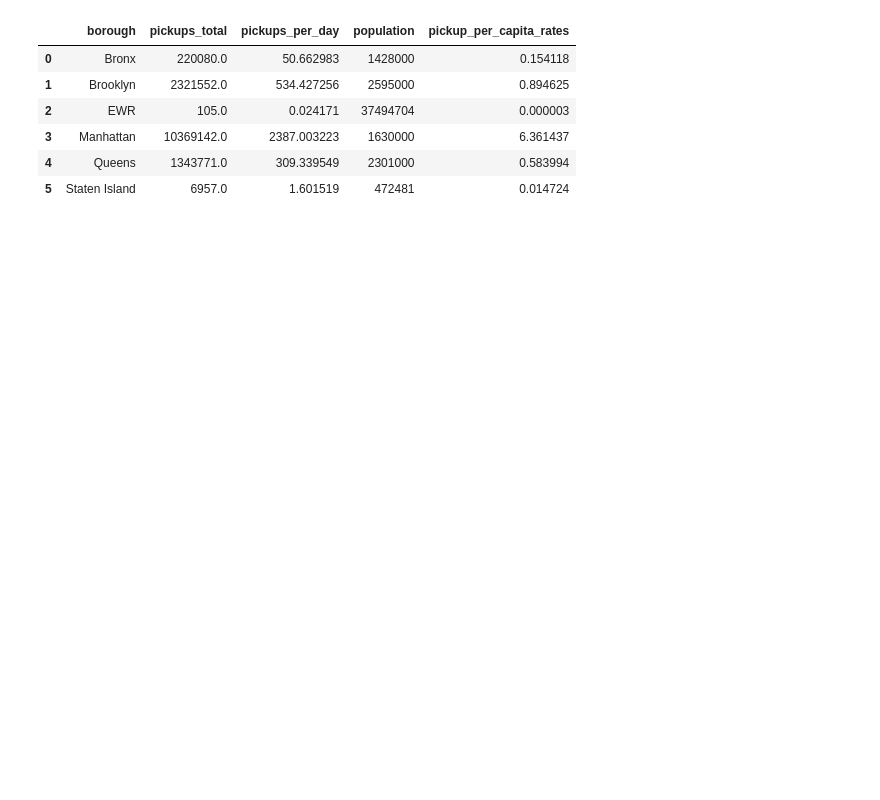
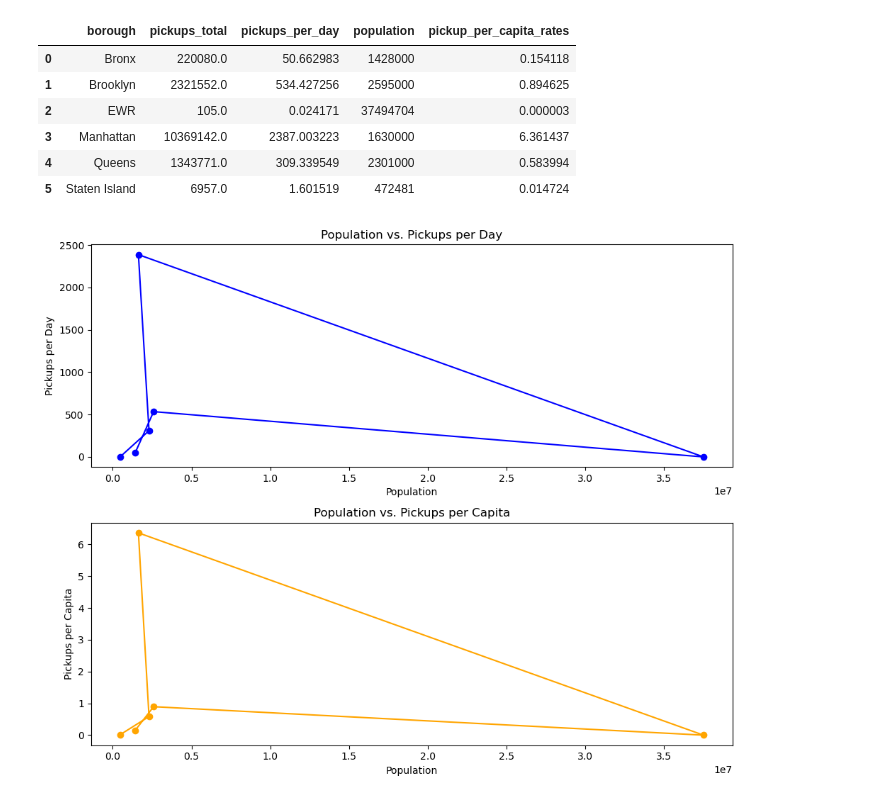
Before and after one commit to Jherza-X/Project1-Group9, a Jupyter notebook: Uber-Weather-Project/project-1 - Q2.ipynb, the cells around one changed output. Cells and saved outputs as stored; diff of their text form; code cells hidden in the pictures; blank space fills up the shorter version.

```diff
--- a/Uber-Weather-Project/project-1 - Q2.ipynb
+++ b/Uber-Weather-Project/project-1 - Q2.ipynb
@@ -154,3 +162,35 @@ df_pickup_rates_population
 | 3 | Manhattan | 10369142.0 | 2387.003223 | 1630000 | 6.361437 |
 | 4 | Queens | 1343771.0 | 309.339549 | 2301000 | 0.583994 |
 | 5 | Staten Island | 6957.0 | 1.601519 | 472481 | 0.014724 |
+# %%
+#line chart for population vs pickups per day / pickups per capita
+
+# Data for the line chart (population vs. pickups per day)
+x_population = df_pickup_rates_population['population']
+y_pickups_per_day = df_pickup_rates_population['pickups_per_day']
+
+# Data for the line chart (population vs. pickups per capita)
+y_pickups_per_capita = df_pickup_rates_population['pickup_per_capita_rates']
+
+# Create a figure with two subplots (one for each line chart)
+fig, (ax1, ax2) = plt.subplots(2, 1, figsize=(10, 8))
+
+# Line chart 1: Population vs. Pickups per Day (Blue Line)
+ax1.plot(x_population, y_pickups_per_day, marker='o', linestyle='-', color='blue')
+ax1.set_xlabel('Population')
+ax1.set_ylabel('Pickups per Day')
+ax1.set_title('Population vs. Pickups per Day')
+
+# Line chart 2: Population vs. Pickups per Capita (Orange Line)
+ax2.plot(x_population, y_pickups_per_capita, marker='o', linestyle='-', color='orange')
+ax2.set_xlabel('Population')
+ax2.set_ylabel('Pickups per Capita')
+ax2.set_title('Population vs. Pickups per Capita')
+
+# Adjust layout
+plt.tight_layout()
+
+# Show the line charts
+plt.show()
+# %% [output]
+[figure, added]
```
Also changed, not shown: parts of 9 cells of this notebook, 2 other files.
